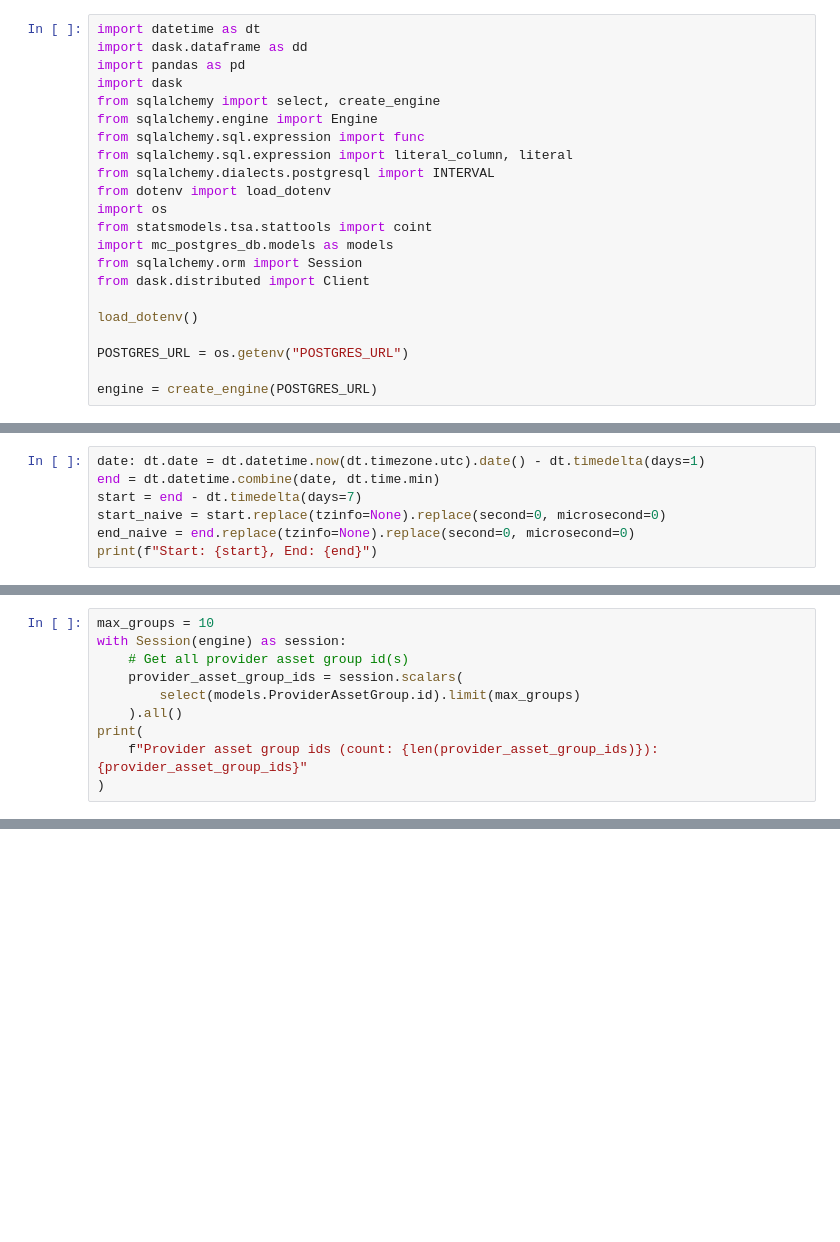
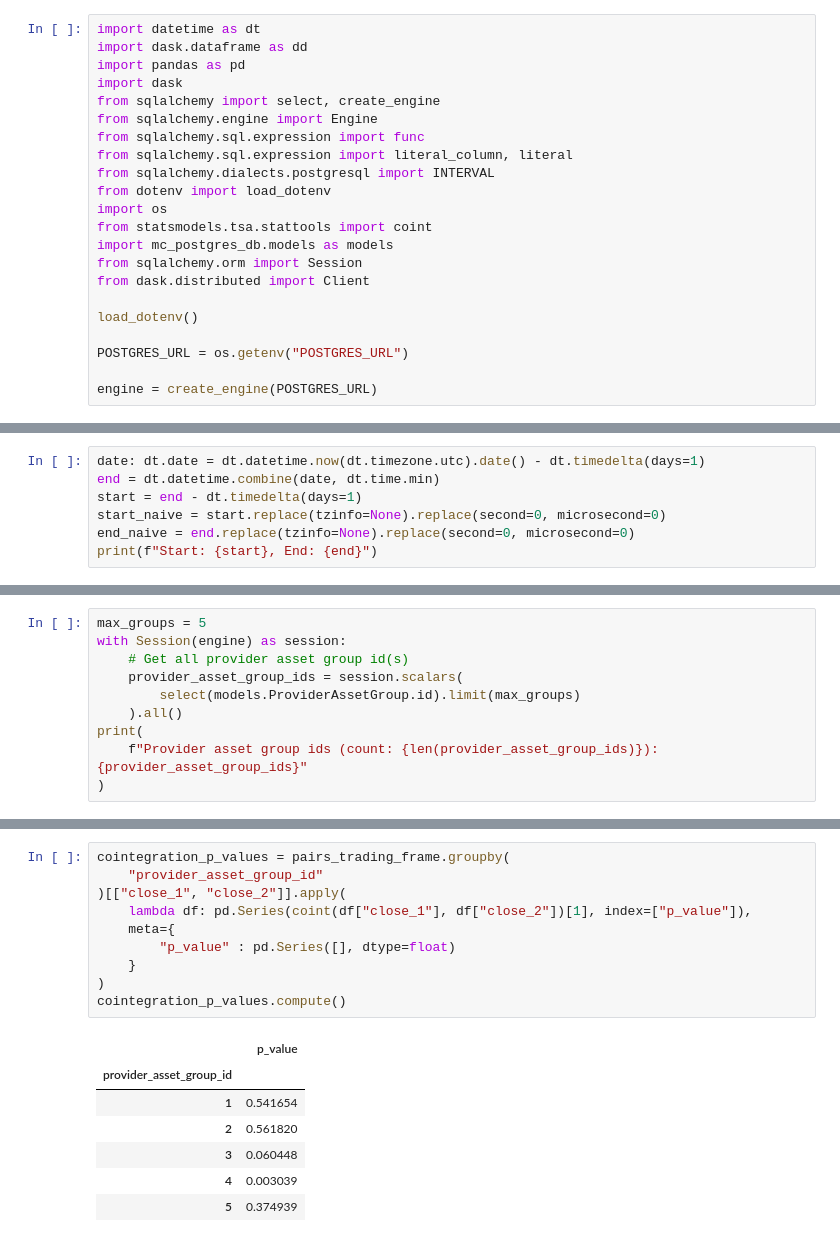
Before and after one commit to manning-capital/mc-notebooks, a Jupyter notebook: src/pairs-trading/final.ipynb, the cells around one changed output, grey strips where cells are left out. Cells and saved outputs as stored; diff of their text form; blank space fills up the shorter version.

```diff
--- a/src/pairs-trading/final.ipynb
+++ b/src/pairs-trading/final.ipynb
@@ -30,7 +28,7 @@ display(client)
 # %%
 date: dt.date = dt.datetime.now(dt.timezone.utc).date() - dt.timedelta(days=1)
 end = dt.datetime.combine(date, dt.time.min)
-start = end - dt.timedelta(days=7)
+start = end - dt.timedelta(days=1)
 start_naive = start.replace(tzinfo=None).replace(second=0, microsecond=0)
 end_naive = end.replace(tzinfo=None).replace(second=0, microsecond=0)
 print(f"Start: {start}, End: {end}")
@@ -39,5 +37,5 @@ Start: 2025-10-22 00:00:00, End: 2025-10-29 00:00:00
 # %%
-max_groups = 10
+max_groups = 5
 with Session(engine) as session:
     # Get all provider asset group id(s)
     provider_asset_group_ids = session.scalars(
@@ -142,0 +216,18 @@ pairs_trading_frame = dd.merge(
+# %%
+cointegration_p_values = pairs_trading_frame.groupby(
+    "provider_asset_group_id"
+)[["close_1", "close_2"]].apply(
+    lambda df: pd.Series(coint(df["close_1"], df["close_2"])[1], index=["p_value"]),
+    meta={
+        "p_value" : pd.Series([], dtype=float)
+    }
+)
+cointegration_p_values.compute()
+# %% [output]
+|  | p_value |
+| provider_asset_group_id |  |
+| 1 | 0.541654 |
+| 2 | 0.561820 |
+| 3 | 0.060448 |
+| 4 | 0.003039 |
+| 5 | 0.374939 |
```
Also changed, not shown: parts of 12 cells of this notebook.
